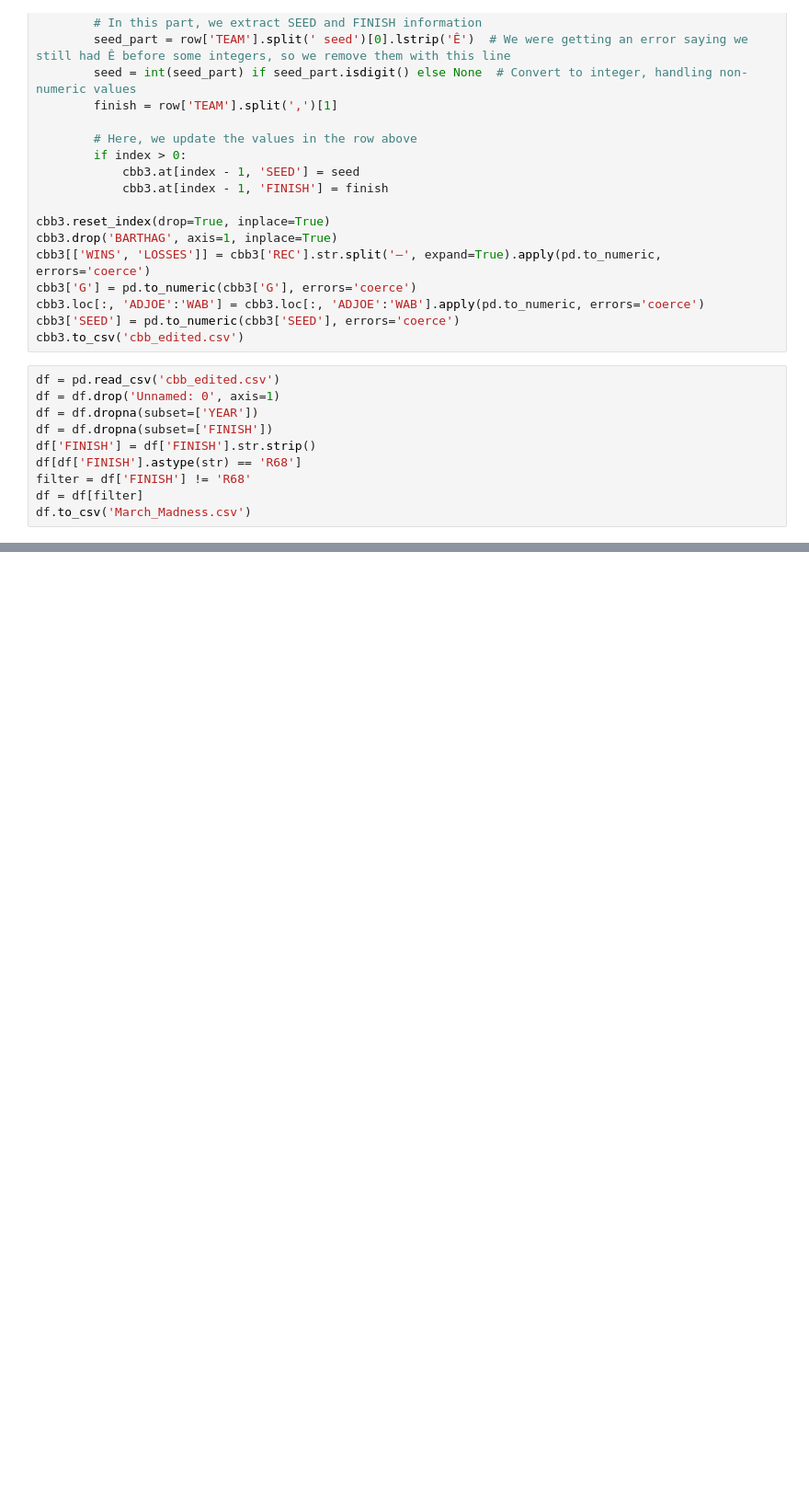
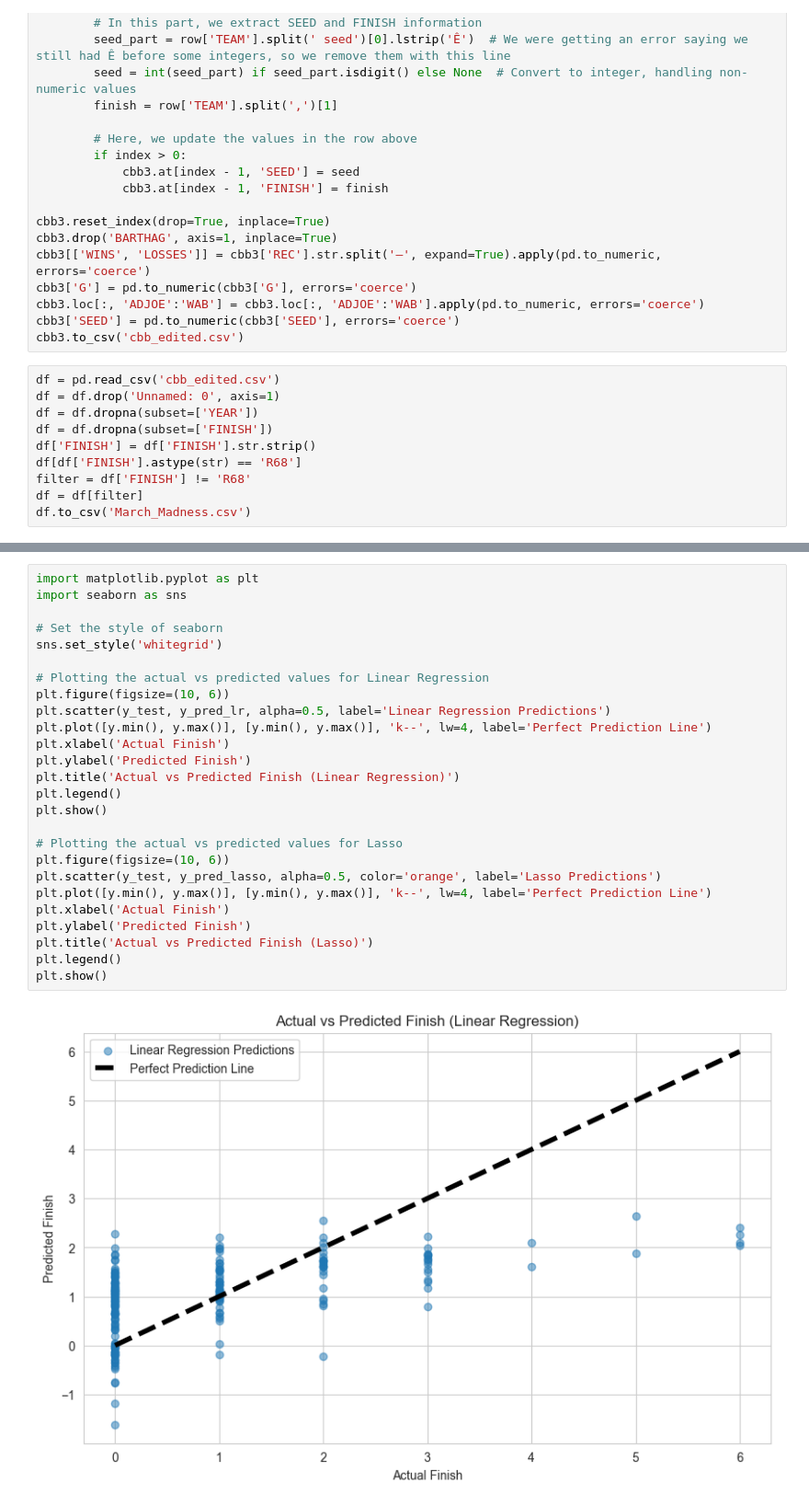
Before and after one commit to Edubs2003/MarchMadness, a Jupyter notebook: Ethan.ipynb, the cells around one changed output, grey strips where cells are left out. Shown: that part at 92% size. Drawn from its saved outputs; the diff is of its cells as text; blank space fills up the shorter version.

```diff
--- a/Ethan.ipynb
+++ b/Ethan.ipynb
@@ -41,0 +158,28 @@ df.to_csv('March_Madness.csv')
+# %%
+import matplotlib.pyplot as plt
+import seaborn as sns
+
+# Set the style of seaborn
+sns.set_style('whitegrid')
+
+# Plotting the actual vs predicted values for Linear Regression
+plt.figure(figsize=(10, 6))
+plt.scatter(y_test, y_pred_lr, alpha=0.5, label='Linear Regression Predictions')
+plt.plot([y.min(), y.max()], [y.min(), y.max()], 'k--', lw=4, label='Perfect Prediction Line')
+plt.xlabel('Actual Finish')
+plt.ylabel('Predicted Finish')
+plt.title('Actual vs Predicted Finish (Linear Regression)')
+plt.legend()
+plt.show()
+
+# Plotting the actual vs predicted values for Lasso
+plt.figure(figsize=(10, 6))
+plt.scatter(y_test, y_pred_lasso, alpha=0.5, color='orange', label='Lasso Predictions')
+plt.plot([y.min(), y.max()], [y.min(), y.max()], 'k--', lw=4, label='Perfect Prediction Line')
+plt.xlabel('Actual Finish')
+plt.ylabel('Predicted Finish')
+plt.title('Actual vs Predicted Finish (Lasso)')
+plt.legend()
+plt.show()
+# %% [output]
+[figure, added]
```
Also changed, not shown: parts of 7 cells of this notebook.
